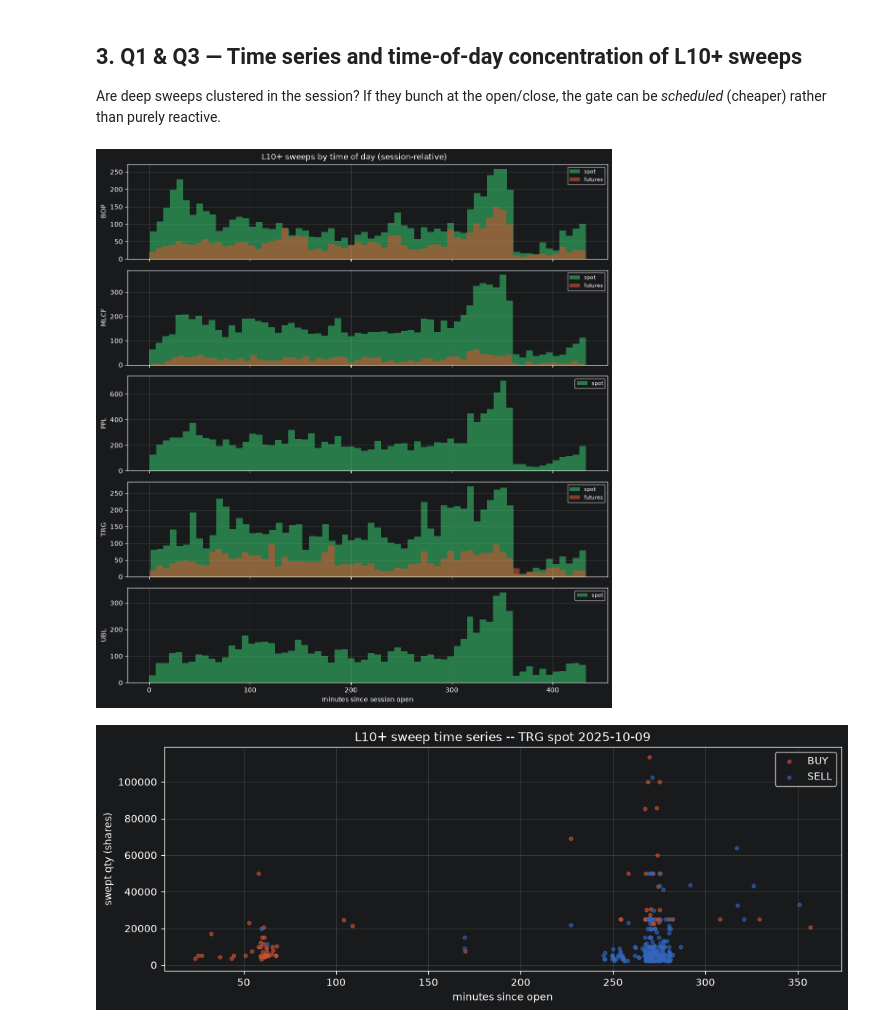
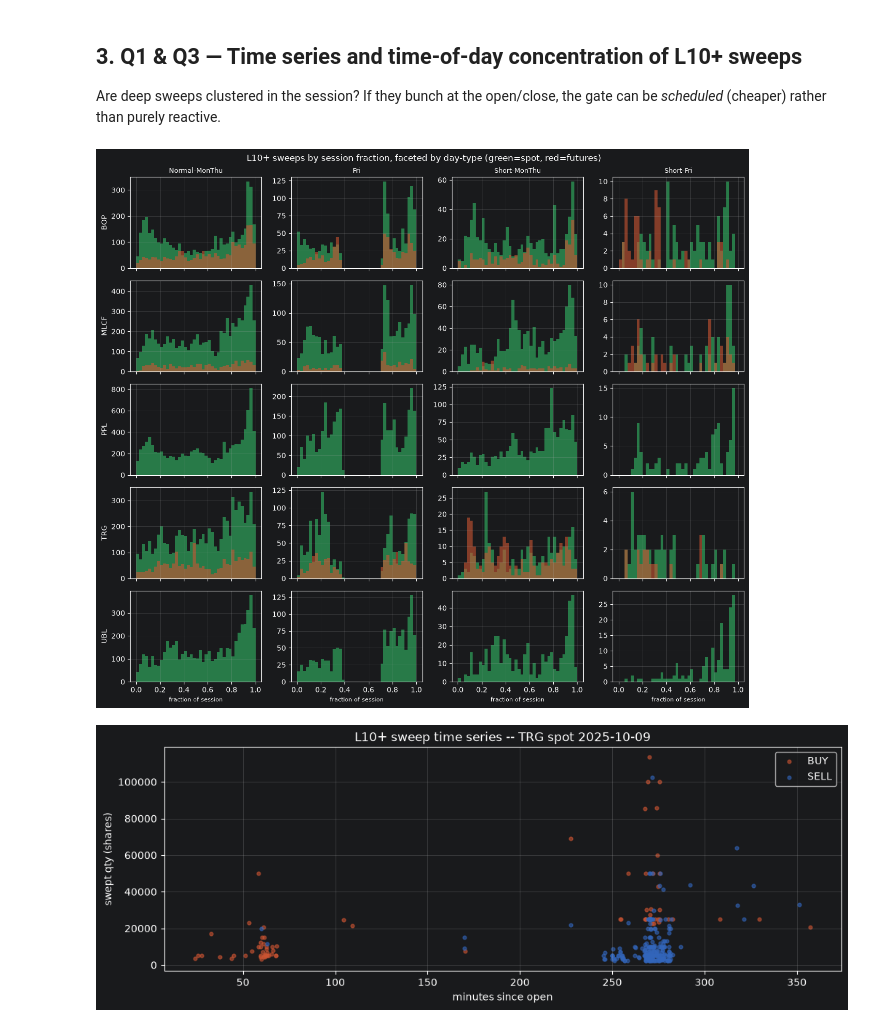
Before and after one commit to shazzzak/HFT_Pk_Codex, a Jupyter notebook: existing_mm_live/sweep_toxicity_iceberg_diagnostic.ipynb, the cells around one changed output. Drawn from its saved outputs; the diff is of its cells as text; code cells hidden in the pictures.

```diff
--- a/existing_mm_live/sweep_toxicity_iceberg_diagnostic.ipynb
+++ b/existing_mm_live/sweep_toxicity_iceberg_diagnostic.ipynb
@@ -47,7 +47,7 @@ SPOT_SYMS = ["PPL", "UBL", "MLCF", "TRG", "BOP"]
 FUT_ROOTS = ["MLCF", "TRG", "BOP"]
 # how many trading days to sample (raise for a final figure; start small so the
 # notebook runs fast while you iterate on the charts)
-SAMPLE_DAYS = 250
+SAMPLE_DAYS = 210
 # markout horizons in milliseconds (5s / 15s / 30s)
 HORIZONS_MS = [5000, 15000, 30000]
 # the terminal depth bucket (sweeps reaching AGG_BID/AGG_OFFER) = L10+
@@ -352,42 +410,57 @@ Are deep sweeps clustered in the session? If they bunch at the open/close, the g
 # %%
 # just the L10+ sweeps
 deep = sweeps[sweeps.is_L10plus].copy()
 
-# --- time-of-day histogram (session-relative minutes) per market ---
-# a figure with one panel per ticker
+# --- time-of-day on FRACTION-OF-SESSION, faceted by day_type ---
+# fraction-of-session (0..1) aligns Normal / Friday / Ramadan sessions, which
+# have structurally different LENGTHS (~358 / ~433 / ~253 min) and would smear
+# into a false tail if pooled on absolute "minutes since open".
+# the day-types present, in a sensible order
+dt_order = [d for d in ["Normal-MonThu", "Fri", "Short-MonThu", "Short-Fri"]
+            if d in deep.day_type.unique()]
+# tickers present
 tickers = sorted(sweeps.ticker.unique())
-# grid size
-fig, axes = plt.subplots(len(tickers), 1, figsize=(11, 2.4 * len(tickers)),
-                         sharex=True)
-# ensure iterable
-if len(tickers) == 1:
-    axes = [axes]
-# one panel per ticker
-for ax, tk in zip(axes, tickers):
-    # spot deep sweeps for this ticker
-    ds = deep[(deep.ticker == tk) & (deep.market == "spot")]["sess_min"]
-    # futures deep sweeps for this ticker
-    df_ = deep[(deep.ticker == tk) & (deep.market == "futures")]["sess_min"]
-    # spot histogram
-    if len(ds):
-        ax.hist(ds, bins=66, alpha=0.6, label="spot", color="#3b6")
-    # futures histogram
-    if len(df_):
-        ax.hist(df_, bins=66, alpha=0.6, label="futures", color="#c53")
-    # label
-    ax.set_ylabel(tk)
-    # grid + legend
-    ax.grid(alpha=0.3); ax.legend(fontsize=8)
-# shared x label
-axes[-1].set_xlabel("minutes since session open")
-# title
-fig.suptitle("L10+ sweeps by time of day (session-relative)")
+# a grid: rows = tickers, cols = day-types
+fig, axes = plt.subplots(len(tickers), len(dt_order),
+                         figsize=(3.2 * len(dt_order), 2.2 * len(tickers)),
+                         squeeze=False, sharex=True)
+# fill each (ticker, day_type) panel
+for r, tk in enumerate(tickers):
+    for cix, dt in enumerate(dt_order):
+        # the panel axis
+        ax = axes[r][cix]
+        # spot deep sweeps for this ticker + day_type (as session fraction)
+        ds = deep[(deep.ticker == tk) & (deep.market == "spot") &
+                  (deep.day_type == dt)]["sess_frac"]
+        # futures deep sweeps for this ticker + day_type
+        df_ = deep[(deep.ticker == tk) & (deep.market == "futures") &
+                   (deep.day_type == dt)]["sess_frac"]
+        # spot histogram over [0,1]
+        if len(ds):
+            ax.hist(ds, bins=40, range=(0, 1), alpha=0.6, color="#3b6")
+        # futures histogram
+        if len(df_):
+            ax.hist(df_, bins=40, range=(0, 1), alpha=0.6, color="#c53")
+        # left column labels the ticker
+        if cix == 0:
+            ax.set_ylabel(tk)
+        # top row labels the day-type
+        if r == 0:
+            ax.set_title(dt, fontsize=9)
+        # grid
+        ax.grid(alpha=0.3)
+# shared x label on the bottom row
+for ax in axes[-1]:
+    ax.set_xlabel("fraction of session", fontsize=8)
+# overall title
+fig.suptitle("L10+ sweeps by session fraction, faceted by day-type "
+             "(green=spot, red=futures)")
 # layout
 fig.tight_layout()
 # show
 plt.show()
 # %% [output]
-[figure, old version]
+[figure, new version]
 # %%
 # --- time series: L10+ sweep events across one example day ---
 # pick the most-active ticker-day for illustration
```
Also changed, not shown: parts of 7 cells of this notebook, 4 other files.
